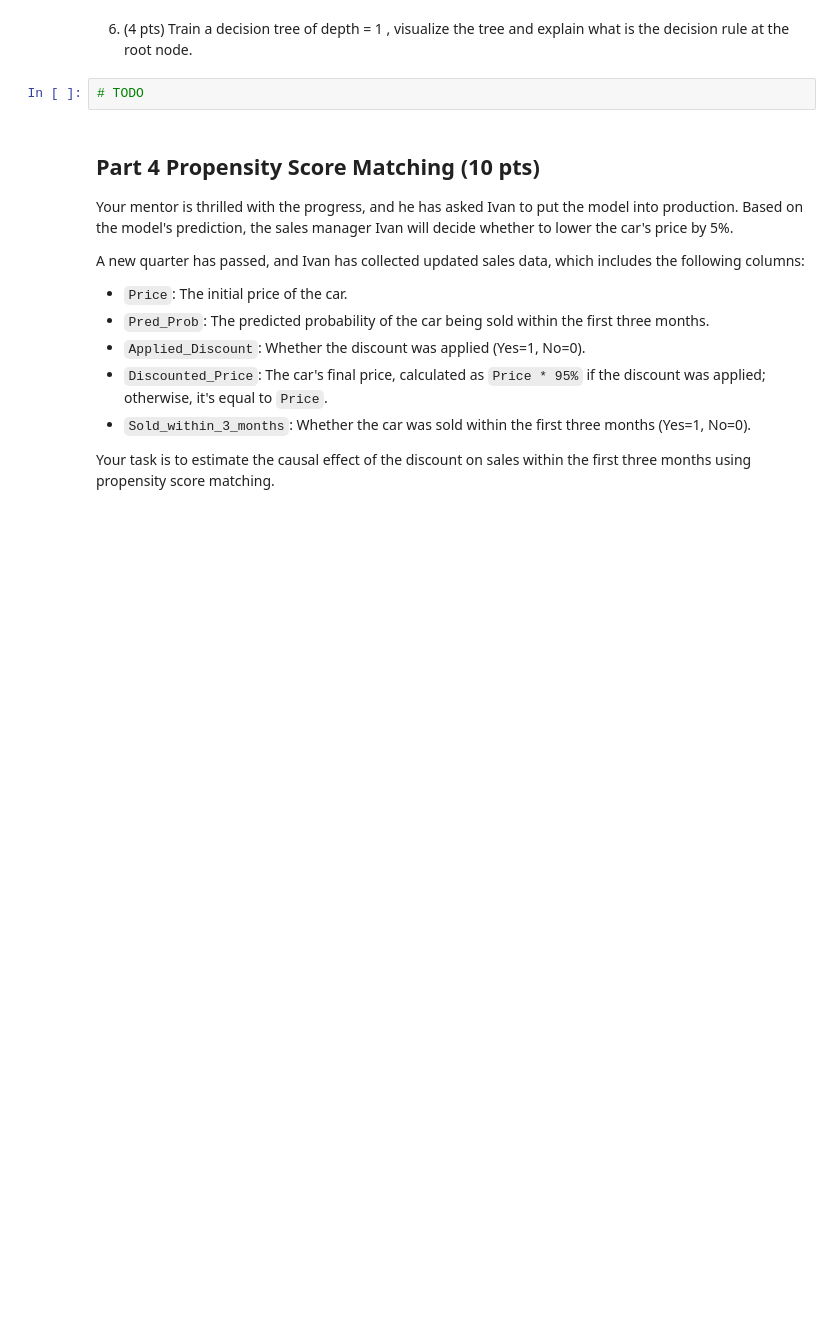
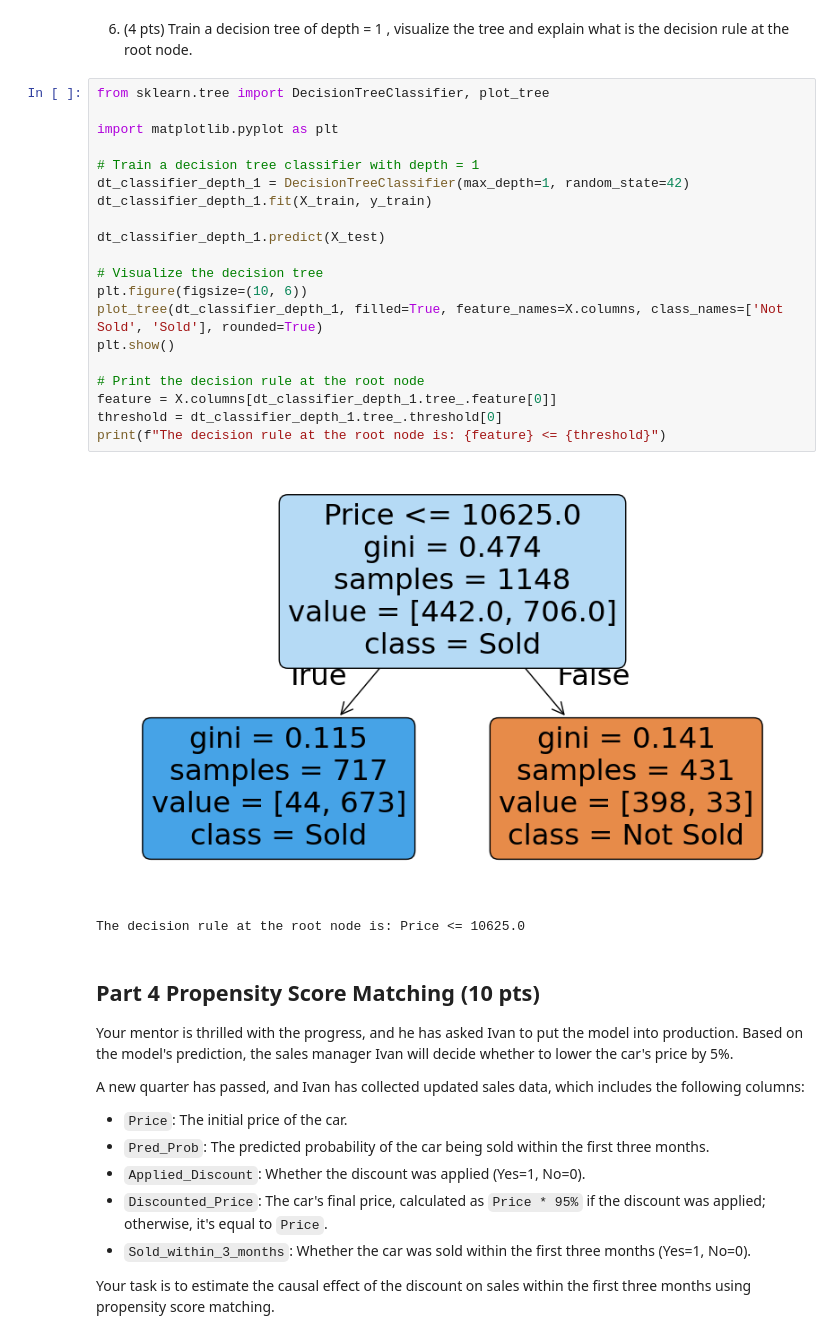
Before and after one commit to Thierrix/2024, a Jupyter notebook: Homework/02_PROJECT_CAR_SALES/2024-HW2.ipynb, the cells around one changed output. Drawn from its saved outputs; the diff is of its cells as text; blank space fills up the shorter version.

```diff
--- a/Homework/02_PROJECT_CAR_SALES/2024-HW2.ipynb
+++ b/Homework/02_PROJECT_CAR_SALES/2024-HW2.ipynb
@@ -804,7 +1165,28 @@ Follow these steps to complete the task:
 # %% [markdown]
 6. (4 pts) Train a decision tree of depth = 1 , visualize the tree and explain what is the decision rule at the root node.
 # %%
-# TODO
+from sklearn.tree import DecisionTreeClassifier, plot_tree
+
+import matplotlib.pyplot as plt
+
+# Train a decision tree classifier with depth = 1
+dt_classifier_depth_1 = DecisionTreeClassifier(max_depth=1, random_state=42)
+dt_classifier_depth_1.fit(X_train, y_train)
+
+dt_classifier_depth_1.predict(X_test)
+
+# Visualize the decision tree
+plt.figure(figsize=(10, 6))
+plot_tree(dt_classifier_depth_1, filled=True, feature_names=X.columns, class_names=['Not Sold', 'Sold'], rounded=True)
+plt.show()
+
+# Print the decision rule at the root node
+feature = X.columns[dt_classifier_depth_1.tree_.feature[0]]
+threshold = dt_classifier_depth_1.tree_.threshold[0]
+print(f"The decision rule at the root node is: {feature} <= {threshold}")
+# %% [output]
+[figure, added]
+The decision rule at the root node is: Price <= 10625.0
 # %% [markdown]
 ## Part 4 Propensity Score Matching (10 pts)
 
```
Also changed, not shown: parts of 46 cells of this notebook, 1 other file.
